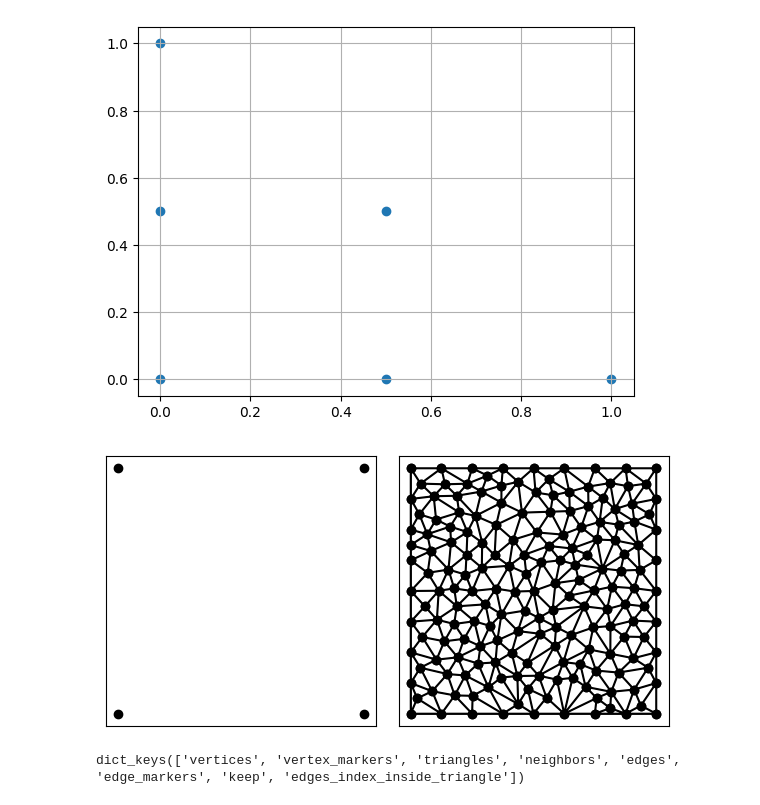
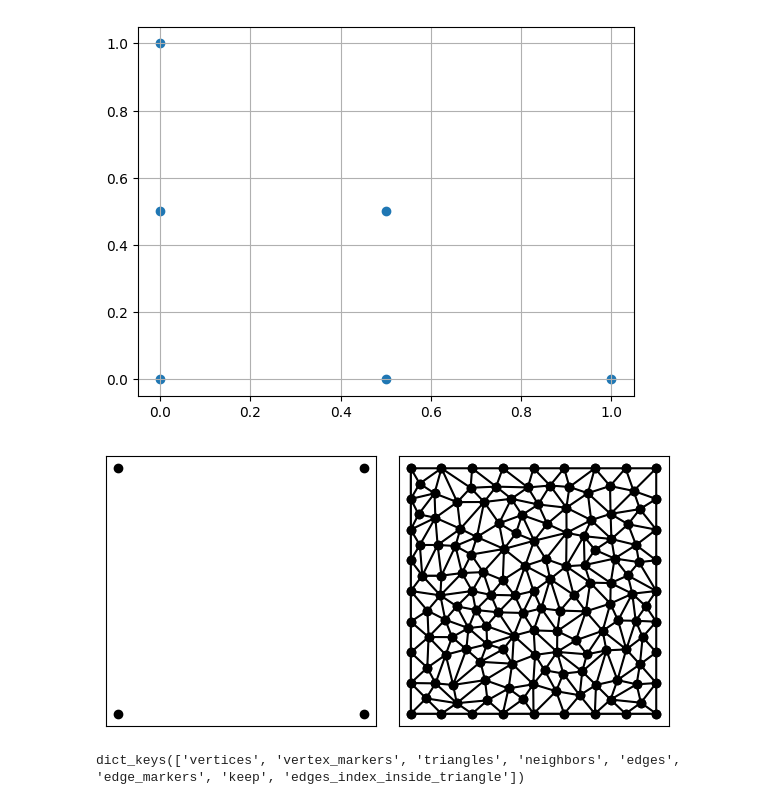
Before and after one commit to jar-evans/IVPINN, a Jupyter notebook: temp_mariano/mesh_final.ipynb, the cells around one changed output. Cells and saved outputs as stored; diff of their text form; code cells hidden in the pictures.

```diff
--- a/temp_mariano/mesh_final.ipynb
+++ b/temp_mariano/mesh_final.ipynb
@@ -53,17 +53,17 @@ degree =  2  , local dof =  6  internal dof =  0  points inside each edge =  1
 # %%
 import matplotlib.pyplot as plt
 import numpy as np
 import triangle as tr
 
 
 
 # Step 1: Generate a fine mesh
 A = dict(vertices=np.array(((0, 0), (1, 0), (1, 1), (0, 1))))
-B = tr.triangulate(A,'qnea0.005')
+B = tr.triangulate(A,'qnea0.006')
 
 tr.compare(plt, A, B)
 # %% [output]
-[figure, old version]
+[figure, new version]
 # %%
 
 #edges flipping
```
Also changed, not shown: parts of 18 cells of this notebook, 2 other files.
